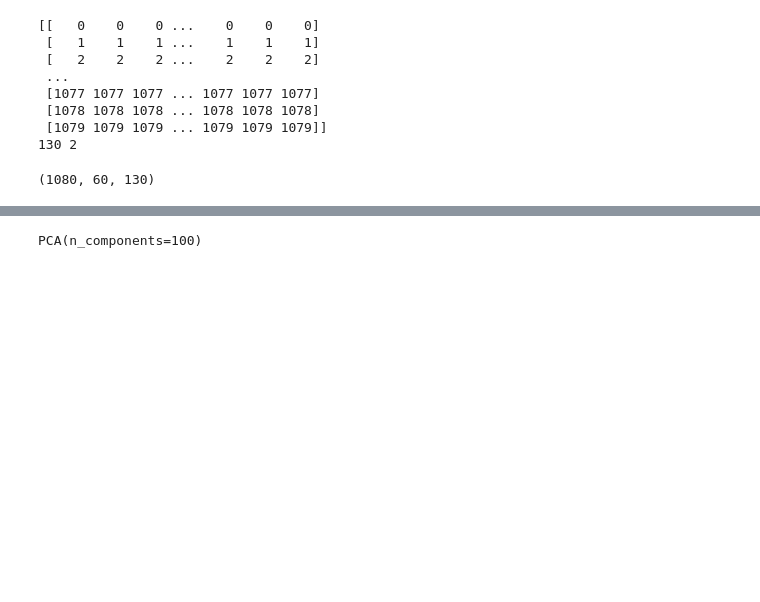
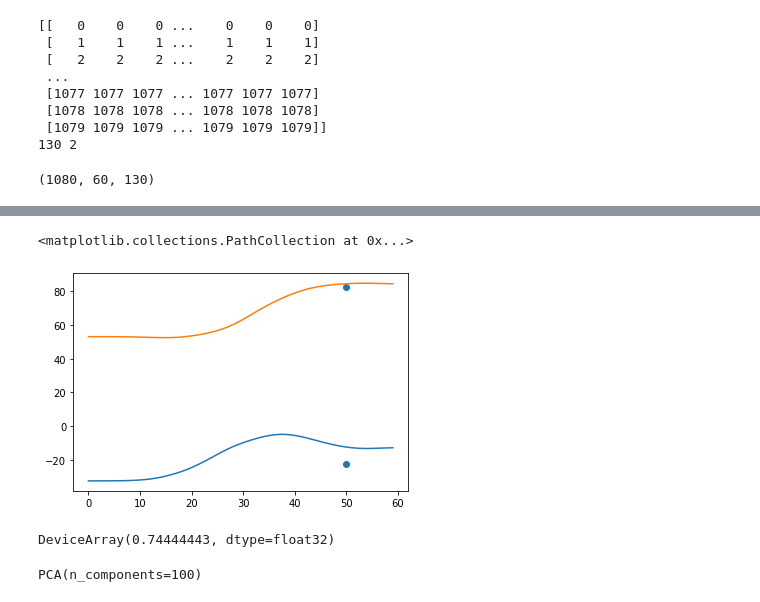
Before and after one commit to NinelK/IMBIZO2022_DS_tutorial_solutions, a Jupyter notebook: LFADS_JAX.ipynb, the cells around one changed output, grey strips where cells are left out. Drawn from its saved outputs; the diff is of its cells as text; code cells hidden in the pictures; blank space fills up the shorter version.

```diff
--- a/LFADS_JAX.ipynb
+++ b/LFADS_JAX.ipynb
@@ -81,7 +81,7 @@ dataset.resample(bin)
 # %%
 input_key = 'spikes'
 # output_key = 'hand_vel'
-output_key = 'finger_vel'
+output_key = 'cursor_pos'
 
 # Extract neural data and lagged hand velocity
 trial_length = 600//bin
@@ -115,3 +127,14 @@ data_bxtxn.shape
+# %%
+n=13
+plt.plot(outputs[n,:,:])
+plt.scatter([50,50],[target_pos[n,0],target_pos[n,1]])
+# %% [output]
+<matplotlib.collections.PathCollection at 0x...>
+[figure, added]
+# %%
+success = onp.linalg.norm(outputs[:,50]-target_pos[:],axis=-1)<10
+# %% [output]
+DeviceArray(0.74444443, dtype=float32)
 # %%
 data_dt = 10.0        # define our dt in a physiological range [ms]
 
```
Also changed, not shown: parts of 11 cells of this notebook.
